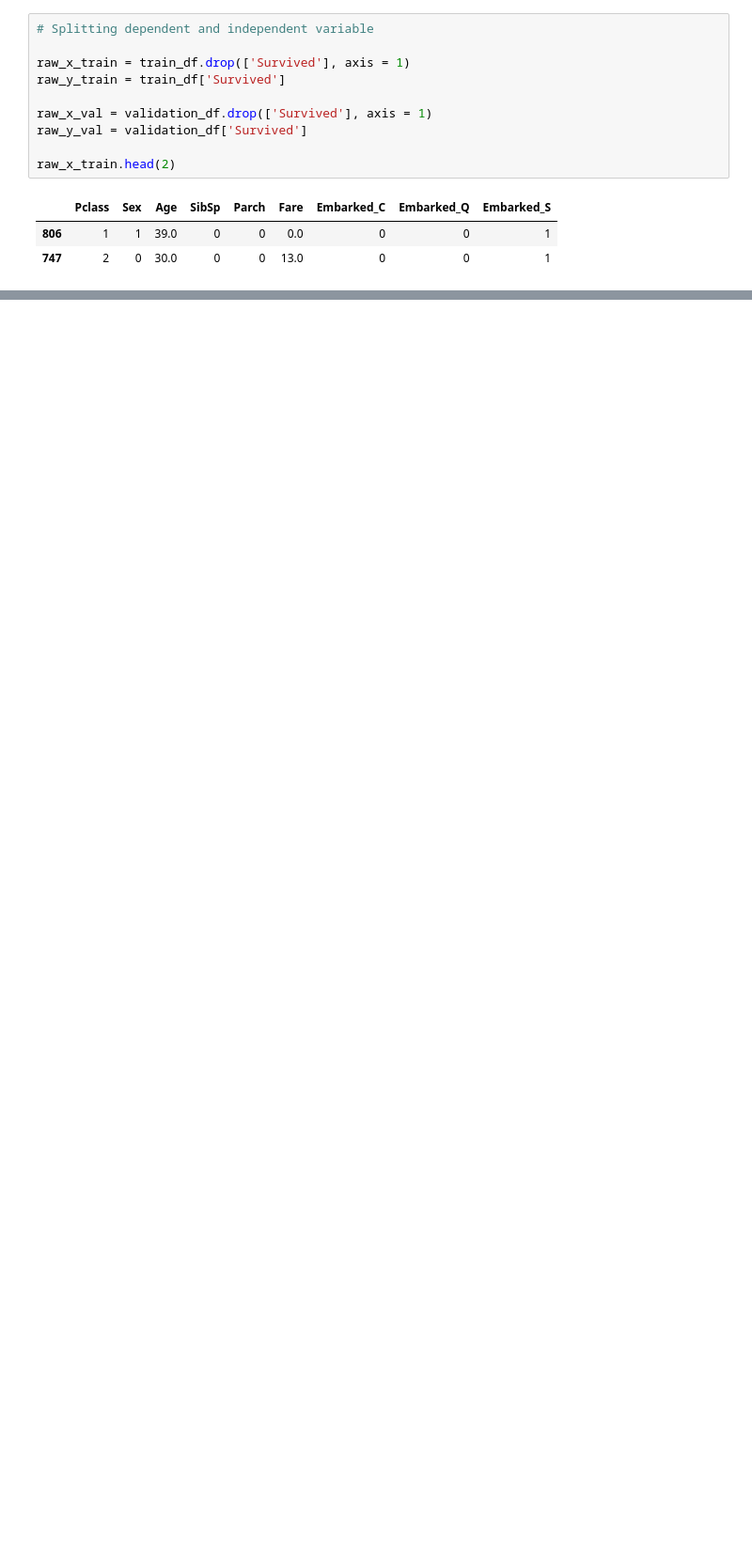
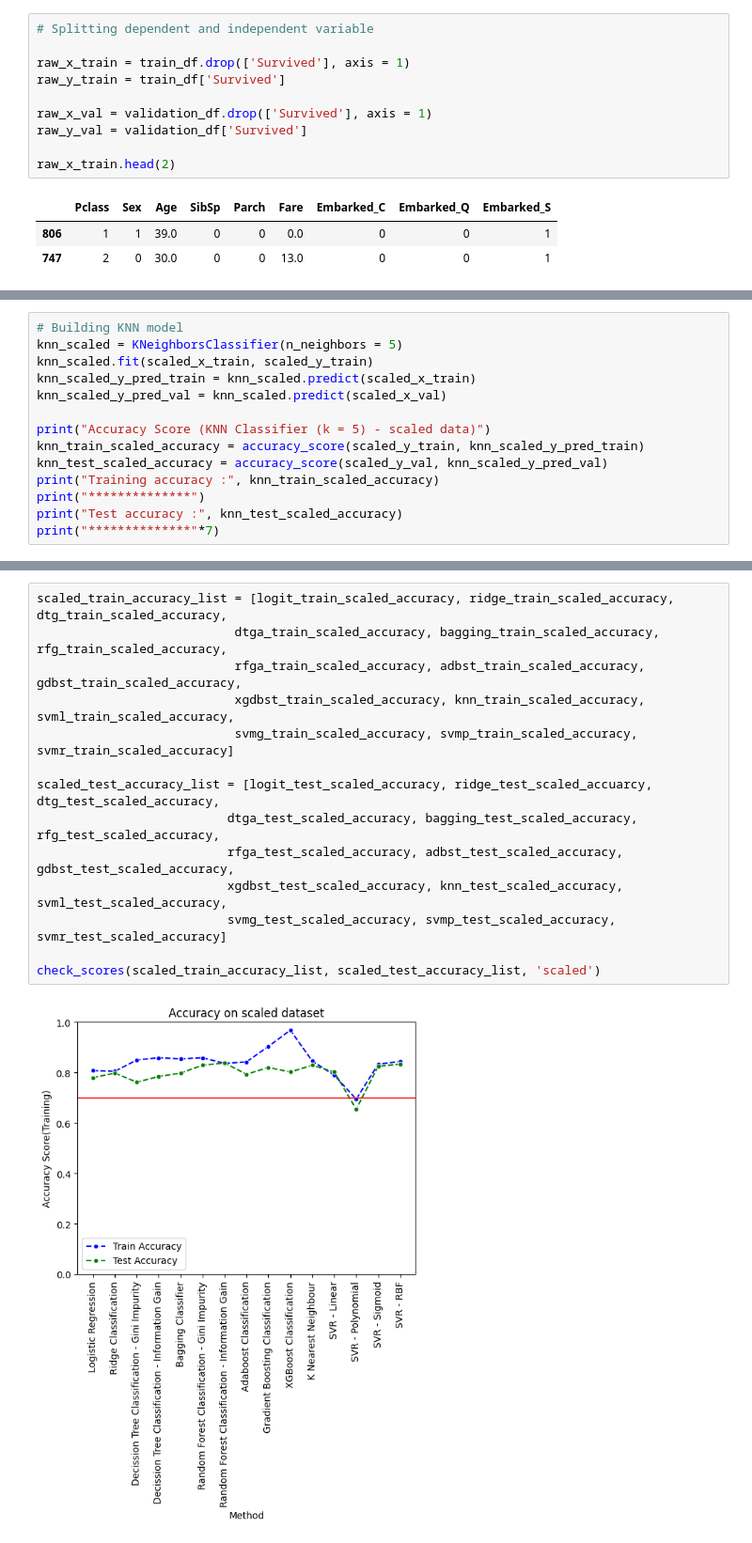
Before and after one commit to younusmohamed77/06_Titanic_Competition, a Jupyter notebook: 06_Titanic Survival Prediction Competition.ipynb, the cells around one changed output, grey strips where cells are left out. Shown at 94% size. Cells and saved outputs as stored; diff of their text form; blank space fills up the shorter version.

```diff
--- a/01_Titanic Survival Prediction Competition.ipynb
+++ b/06_Titanic Survival Prediction Competition.ipynb
@@ -818,0 +1127,14 @@ Test accuracy : 0.7892376681614349
+# %%
+# Building KNN model
+knn_scaled = KNeighborsClassifier(n_neighbors = 5)
+knn_scaled.fit(scaled_x_train, scaled_y_train)
+knn_scaled_y_pred_train = knn_scaled.predict(scaled_x_train)
+knn_scaled_y_pred_val = knn_scaled.predict(scaled_x_val)
+
+print("Accuracy Score (KNN Classifier (k = 5) - scaled data)")
+knn_train_scaled_accuracy = accuracy_score(scaled_y_train, knn_scaled_y_pred_train)
+knn_test_scaled_accuracy = accuracy_score(scaled_y_val, knn_scaled_y_pred_val)
+print("Training accuracy :", knn_train_scaled_accuracy)
+print("**************")
+print("Test accuracy :", knn_test_scaled_accuracy)
+print("**************"*7)
@@ -818,0 +1147,16 @@ Test accuracy : 0.7892376681614349
+# %%
+scaled_train_accuracy_list = [logit_train_scaled_accuracy, ridge_train_scaled_accuracy, dtg_train_scaled_accuracy,
+                           dtga_train_scaled_accuracy, bagging_train_scaled_accuracy, rfg_train_scaled_accuracy,
+                           rfga_train_scaled_accuracy, adbst_train_scaled_accuracy, gdbst_train_scaled_accuracy,
+                           xgdbst_train_scaled_accuracy, knn_train_scaled_accuracy, svml_train_scaled_accuracy,
+                           svmg_train_scaled_accuracy, svmp_train_scaled_accuracy, svmr_train_scaled_accuracy]
+
+scaled_test_accuracy_list = [logit_test_scaled_accuracy, ridge_test_scaled_accuarcy, dtg_test_scaled_accuracy,
+                          dtga_test_scaled_accuracy, bagging_test_scaled_accuracy, rfg_test_scaled_accuracy,
+                          rfga_test_scaled_accuracy, adbst_test_scaled_accuracy, gdbst_test_scaled_accuracy,
+                          xgdbst_test_scaled_accuracy, knn_test_scaled_accuracy, svml_test_scaled_accuracy,
+                          svmg_test_scaled_accuracy, svmp_test_scaled_accuracy, svmr_test_scaled_accuracy]
+
+check_scores(scaled_train_accuracy_list, scaled_test_accuracy_list, 'scaled')
+# %% [output]
+[figure, added]
```
Also changed, not shown: parts of 70 cells of this notebook, 1 other file.
